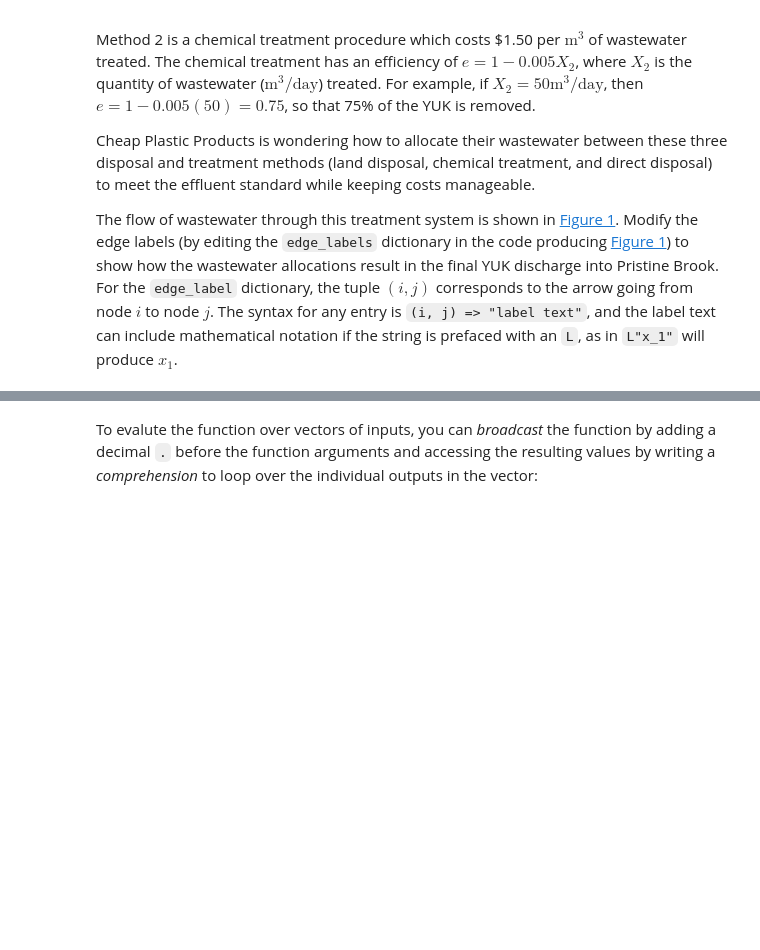
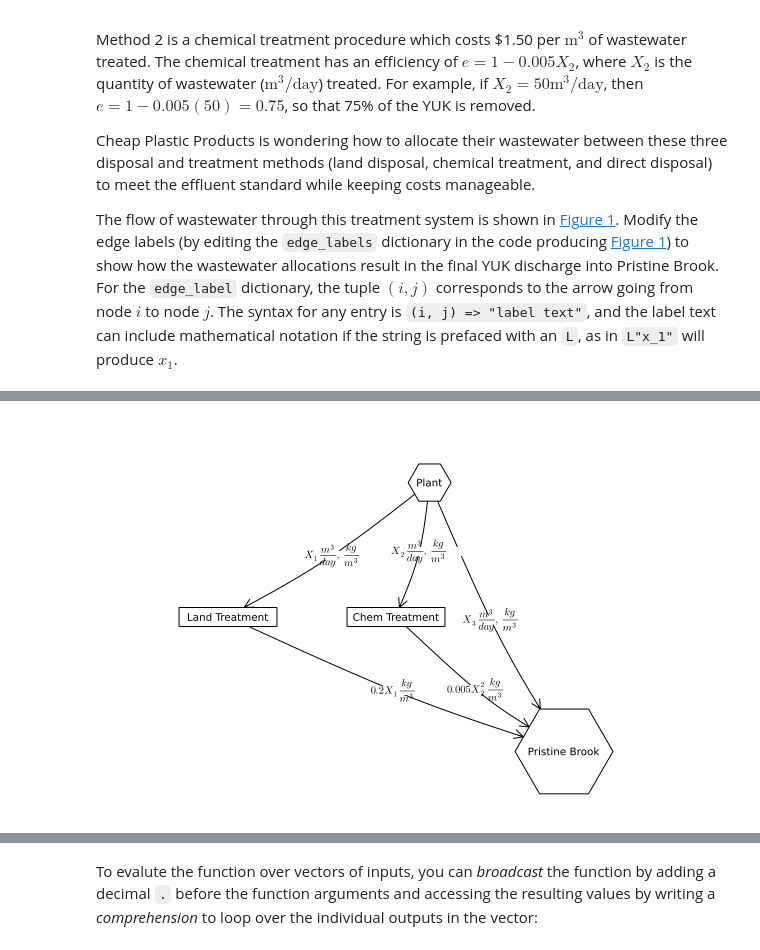
Before and after one commit to BEE4750-FA25/bee4750-hw1-ec8771, a Jupyter notebook: hw01.ipynb, the cells around one changed output, grey strips where cells are left out. Drawn from its saved outputs; the diff is of its cells as text; code cells hidden in the pictures; blank space fills up the shorter version.

```diff
--- a/hw01.ipynb
+++ b/hw01.ipynb
@@ -268,18 +252,20 @@ mathematical notation if the string is prefaced with an `L`, as in
 # %%
 A = [0 1 1 1;
     0 0 0 1;
     0 0 0 1;
     0 0 0 0]
 
 names = ["Plant", "Land Treatment", "Chem Treatment", "Pristine Brook"]
 # modify this dictionary to add labels
-edge_labels = Dict((1, 2) => "", (1,3) => "", (1, 4) => "",(2, 4) => "",(3, 4) => "")
+edge_labels = Dict((1, 2) => L"X_1 \frac{m^3}{day}, \frac{kg}{m^3}", (1,3) => L"X_2 \frac{m^3}{day}, \frac{kg}{m^3}", (1, 4) => L"X_3 \frac{m^3}{day}, \frac{kg}{m^3}",(2, 4) => L"0.2 X_1 \frac{kg}{m^3}",(3, 4) => L"0.005 X_2^2 \frac{kg}{m^3}")
 shapes=[:hexagon, :rect, :rect, :hexagon]
 xpos = [0, -1.5, -0.25, 1]
 ypos = [1, 0, 0, -1]
 
 p = graphplot(A, names=names,edgelabel=edge_labels, markersize=0.15, markershapes=shapes, markercolor=:white, x=xpos, y=ypos)
 display(p)
+# %% [output]
+[figure, added]
 # %% [markdown]
 #### Problem 2.1
 
```
Also changed, not shown: parts of 10 cells of this notebook.
